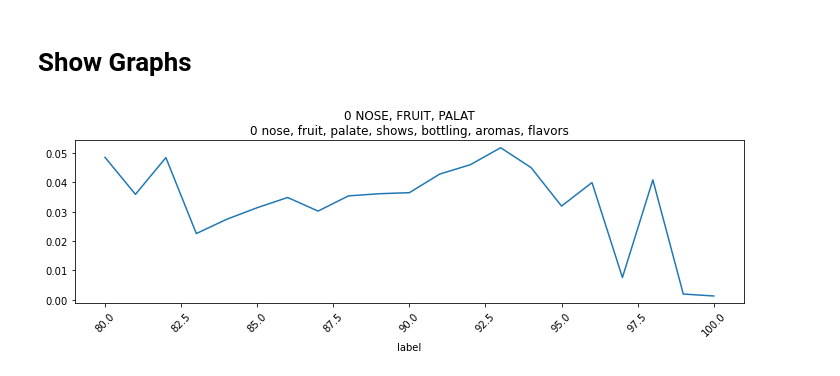
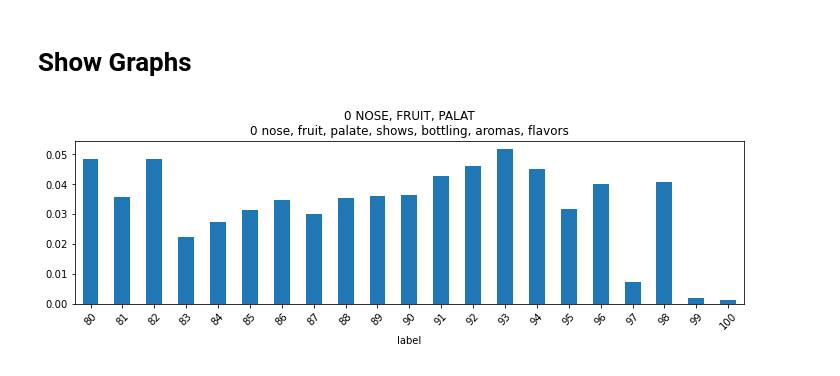
Before and after one commit to ontoligent/TAPI_Topic_Models, a Jupyter notebook: 03-TopicTrendsTemplate.ipynb, the cells around one changed output. Drawn from its saved outputs; the diff is of its cells as text; code cells hidden in the pictures.

```diff
--- a/03-TopicTrendsTemplate.ipynb
+++ b/03-TopicTrendsTemplate.ipynb
@@ -98,6 +103,6 @@ def show_trend(topic_id, kind='bar', h=3, w=12):
     TRENDS[gloss].plot(kind=kind, figsize=(w, h), rot=45,
                        title= gloss.upper() + '\n' + db.TOPICS.loc[topic_id].topwords);
 # %%
-show_trend(0,'line')
+show_trend(0,'bar')
 # %% [output]
-[figure, old version]
+[figure, new version]
```
Also changed, not shown: parts of 11 cells of this notebook, 4 other files.
